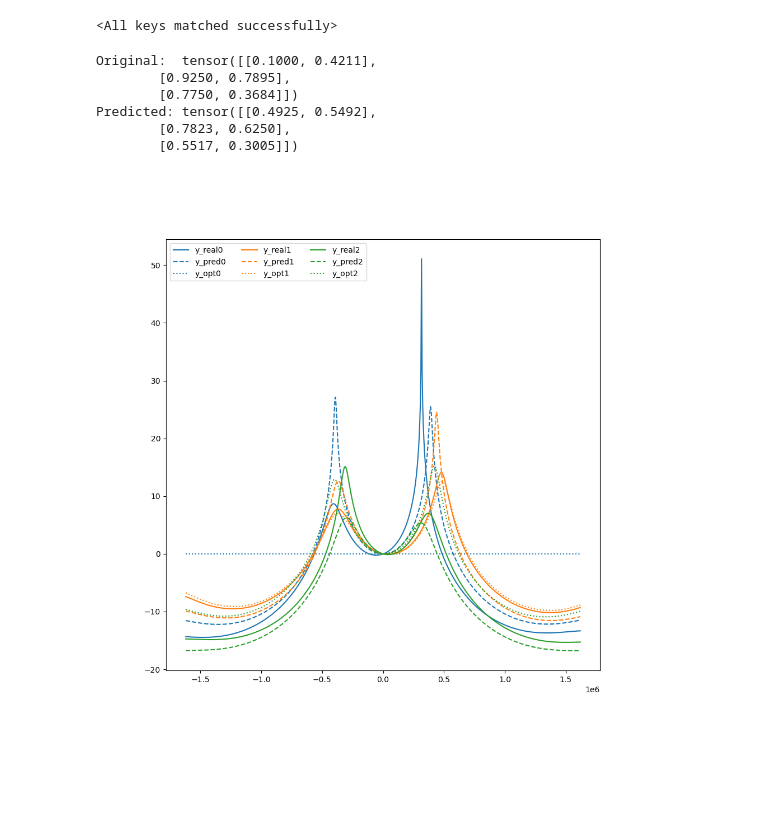
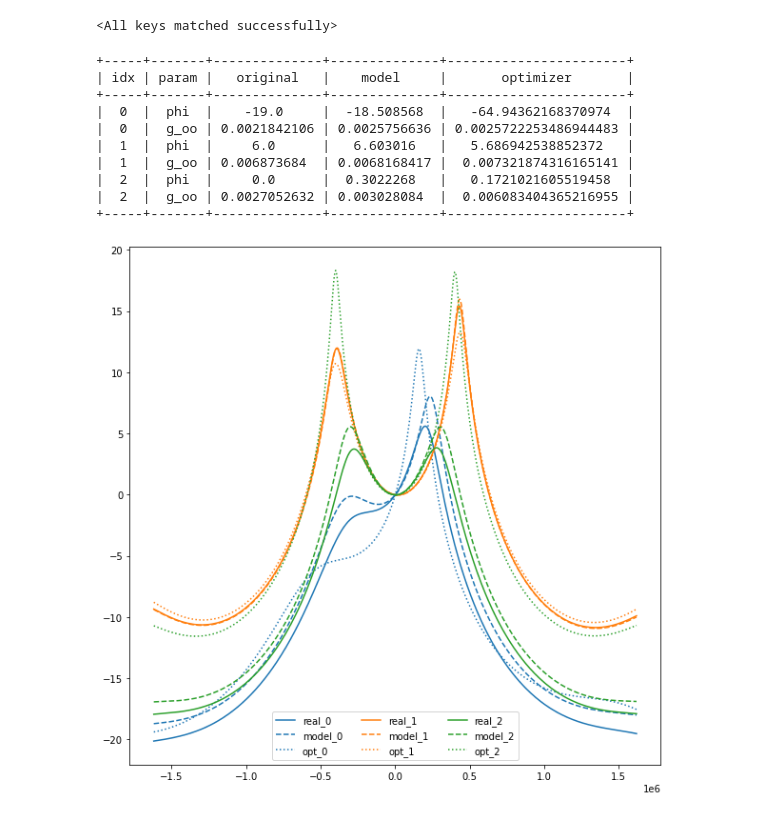
Before and after one commit to kiliakis/ML-LHC-closed-loop, a Jupyter notebook: pytorch-predictor.ipynb, the cells around one changed output. Cells and saved outputs as stored; diff of their text form; code cells hidden in the pictures; blank space fills up the shorter version.

Commit message:
improves model largely

```diff
--- a/pytorch-predictor.ipynb
+++ b/pytorch-predictor.ipynb
@@ -113,5 +142,5 @@ df.head()
 # %%
-values = np.zeros((len(df), len(df.iloc[0,0])), dtype=float)
+values = np.zeros((len(df), len(df.iloc[0,0])), dtype=np.float32)
 # print(values.shape)
 for index, row in df.iterrows():
     values[index, :] = row.values[0]
@@ -278,3 +343,0 @@ Net(
-# %%
-# train the network
-train_loss, train_accuracy, test_loss, test_accuracy = model.train_net(optimizer, criterion, X_train, y_train, X_test, y_test, 500)
@@ -332,43 +413,58 @@ model.load_state_dict(torch.load('model.pt'))
 <All keys matched successfully>
 # %%
 # make predictions
-model.eval()
-random_idx = np.random.choice(np.arange(len(X_test)), size=3, replace=False)
+random_idx = np.random.choice(np.arange(len(X_test)), size=100, replace=False)
 X_validate = X_test[random_idx]
 y_validate = y_test[random_idx]
-with torch.no_grad():
-    yhat = model(X_validate)
-print('Original: ', y_validate)
-print('Predicted:', yhat)
-# %% [output]
-Original:  tensor([[0.1000, 0.4211],
-        [0.9250, 0.7895],
-        [0.7750, 0.3684]])
-Predicted: tensor([[0.4925, 0.5492],
-        [0.7823, 0.6250],
-        [0.5517, 0.3005]])
+# %%
+with torch.no_grad():
+    yhat = model(X_validate)
+X_validate_new = data_scaler.inverse_transform(X_validate.numpy())
+yhat_new = target_scaler.inverse_transform(yhat.numpy())
+y_validate_new = target_scaler.inverse_transform(y_validate.numpy())
 # %%
 # plot the validation curves
-%matplotlib widget
-from scipy.optimize import curve_fit
+%matplotlib inline
+
 plt.figure(figsize=(10, 10))
 gen_tf = GenerateTF(fb_attn_index=3, with_noise=False)
-x = gen_tf.frequency
-y_validate = descale(y_validate.numpy(), target)
-yhat = descale(yhat.numpy(), target)
-X_validate = descale(X_validate.numpy(), values)
-for idx in range(len(y_validate)):
-    y_real = gen_tf(x, *(y_validate[idx]))
-    y_pred = gen_tf(x, *(yhat[idx]))
+x = gen_tf.frequency.astype(np.float32)
+
+table = PrettyTable()
+table.field_names = ["idx", "param", "original", "model", "optimizer"]
+# print(table)
+
+for idx in range(3):
     try:
-        popt, pcov  = curve_fit(gen_tf, x, X_validate[idx])
+        popt, pcov  = curve_fit(gen_tf, x, X_validate_new[idx])
     except:
         print(f'Scipy curve fit failed for idx: {idx}')
         continue
-    p = plt.plot(x, y_real, label=f'y_real{idx}', ls='-')
-    plt.plot(x, y_pred, label=f'y_pred{idx}', ls='--', color=p[0].get_color())
-    plt.plot(x, gen_tf(x, *popt), label=f'y_opt{idx}', ls=':', color=p[0].get_color())
+
+    # print('Param, Original, Model, Optimizer')
+    table.add_row([idx, 'phi', y_validate_new[idx][0], yhat_new[idx][0], popt[0]])
+    table.add_row([idx, 'g_oo', y_validate_new[idx][1], yhat_new[idx][1], popt[1]])
+
+    # print('phi', y_validate_new[idx][0], yhat_new[idx][0], popt[0])
+    # print('g_oo', y_validate_new[idx][1], yhat_new[idx][1], popt[1])
+
+    p = plt.plot(x, gen_tf(x, *(y_validate_new[idx])), label=f'real_{idx}', ls='-')
+    plt.plot(x, gen_tf(x, *(yhat_new[idx])), label=f'model_{idx}', ls='--', color=p[0].get_color())
+    plt.plot(x, gen_tf(x, *popt), label=f'opt_{idx}', ls=':', color=p[0].get_color())
+
+print(table)
 plt.legend(ncol=3)
 plt.show()
+plt.close()
 # %% [output]
++-----+-------+--------------+--------------+-----------------------+
+| idx | param |   original   |    model     |       optimizer       |
++-----+-------+--------------+--------------+-----------------------+
+|  0  |  phi  |    -19.0     |  -18.508568  |   -64.94362168370974  |
+|  0  |  g_oo | 0.0021842106 | 0.0025756636 | 0.0025722253486944483 |
+|  1  |  phi  |     6.0      |   6.603016   |   5.686942538852372   |
+|  1  |  g_oo | 0.006873684  | 0.0068168417 |  0.007321874316165141 |
+|  2  |  phi  |     0.0      |  0.3022268   |   0.1721021605519458  |
+|  2  |  g_oo | 0.0027052632 | 0.003028084  |  0.006083404365216955 |
++-----+-------+--------------+--------------+-----------------------+
-[figure, old version]
+[figure, new version]
```
Also changed, not shown: parts of 21 cells of this notebook, 1 other file.
